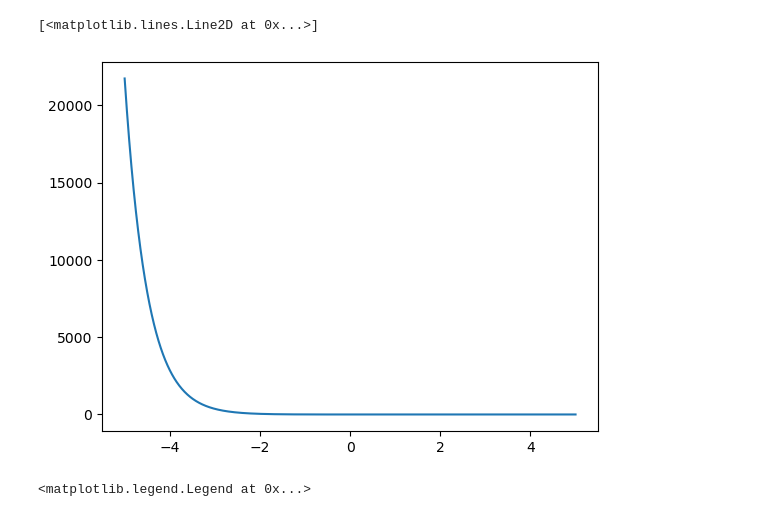
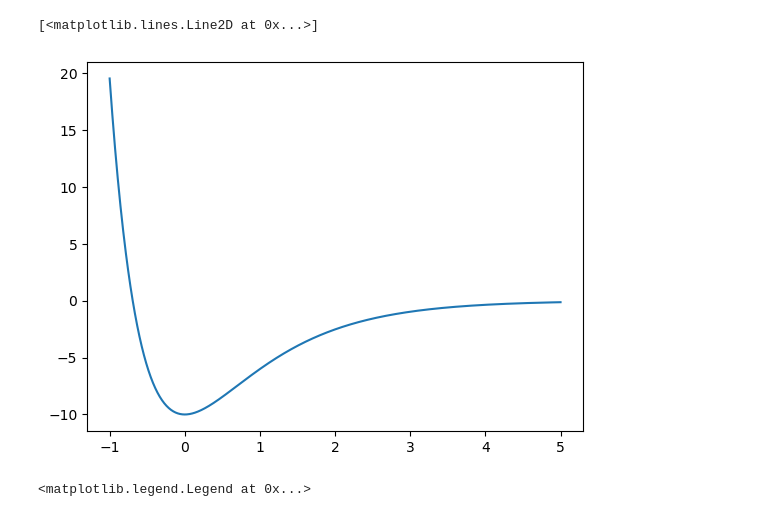
Before and after one commit to MitchellStry/CHE512-Spring2023, a Jupyter notebook: MitchellStry/Homework/Homework13/homework13.ipynb, the cells around one changed output. Cells and saved outputs as stored; diff of their text form; code cells hidden in the pictures.

```diff
--- a/MitchellStry/Homework/Homework13/homework13.ipynb
+++ b/MitchellStry/Homework/Homework13/homework13.ipynb
@@ -71,15 +71,15 @@ def morsemd(q0, p0, m, D, a, req, dt, nstep):
     return X, P, T, Epot, Ekin, Etot
 # %%
 #plot for potential
-D=1.0
+D=10.0
 a=1.0
 req=0.0
-qrange=np.linspace(-5,5,1000)
+qrange=np.linspace(-1.0,5.0,1000)
 U=morsepotential(qrange,D,a,req)
 plt.plot(qrange,U)
 # %% [output]
 [<matplotlib.lines.Line2D at 0x...>]
-[figure, old version]
+[figure, new version]
 # %%
 def enerforc(q,k):
     """
```
Also changed, not shown: parts of 11 cells of this notebook, 2 other files.
